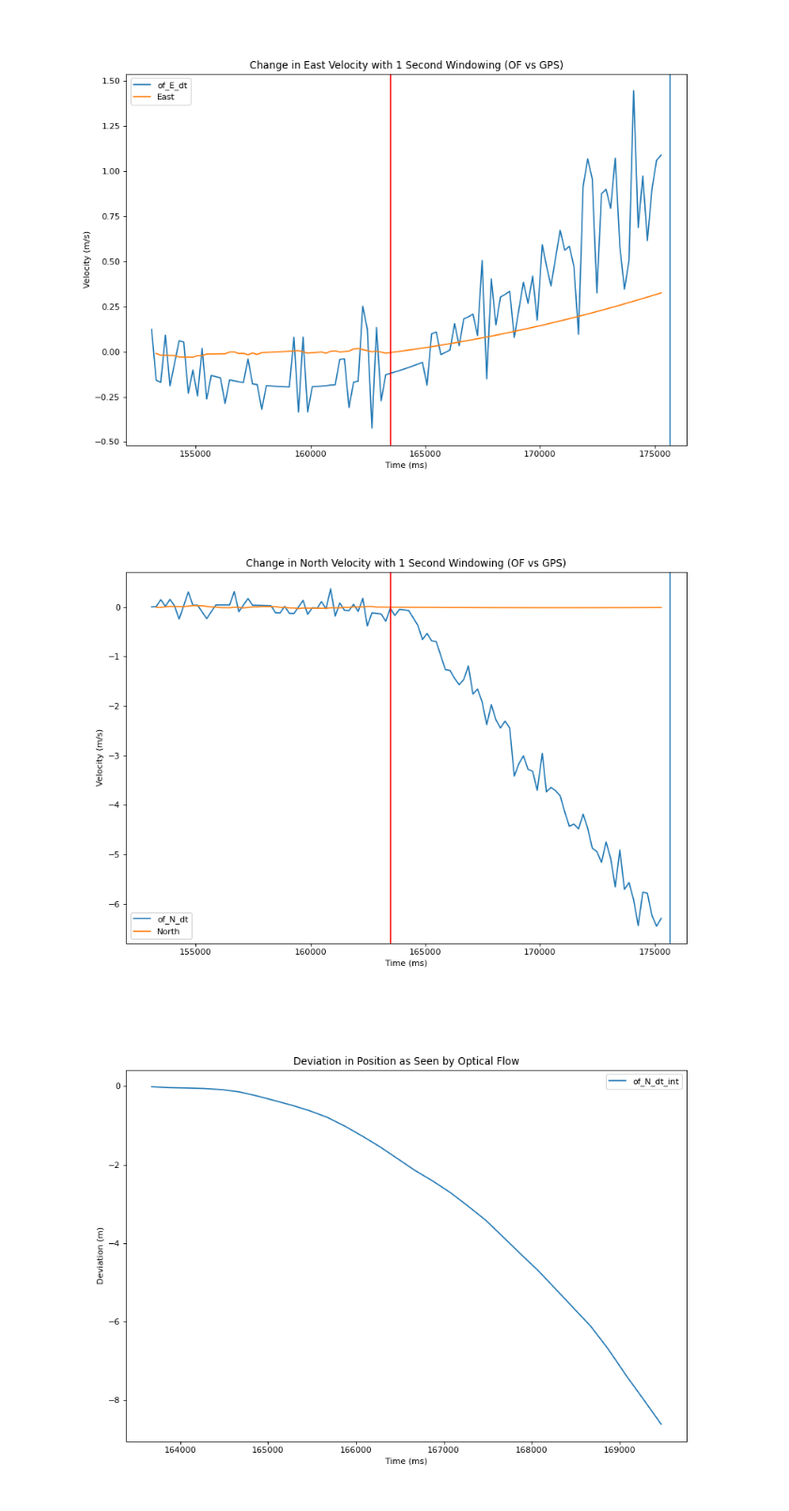
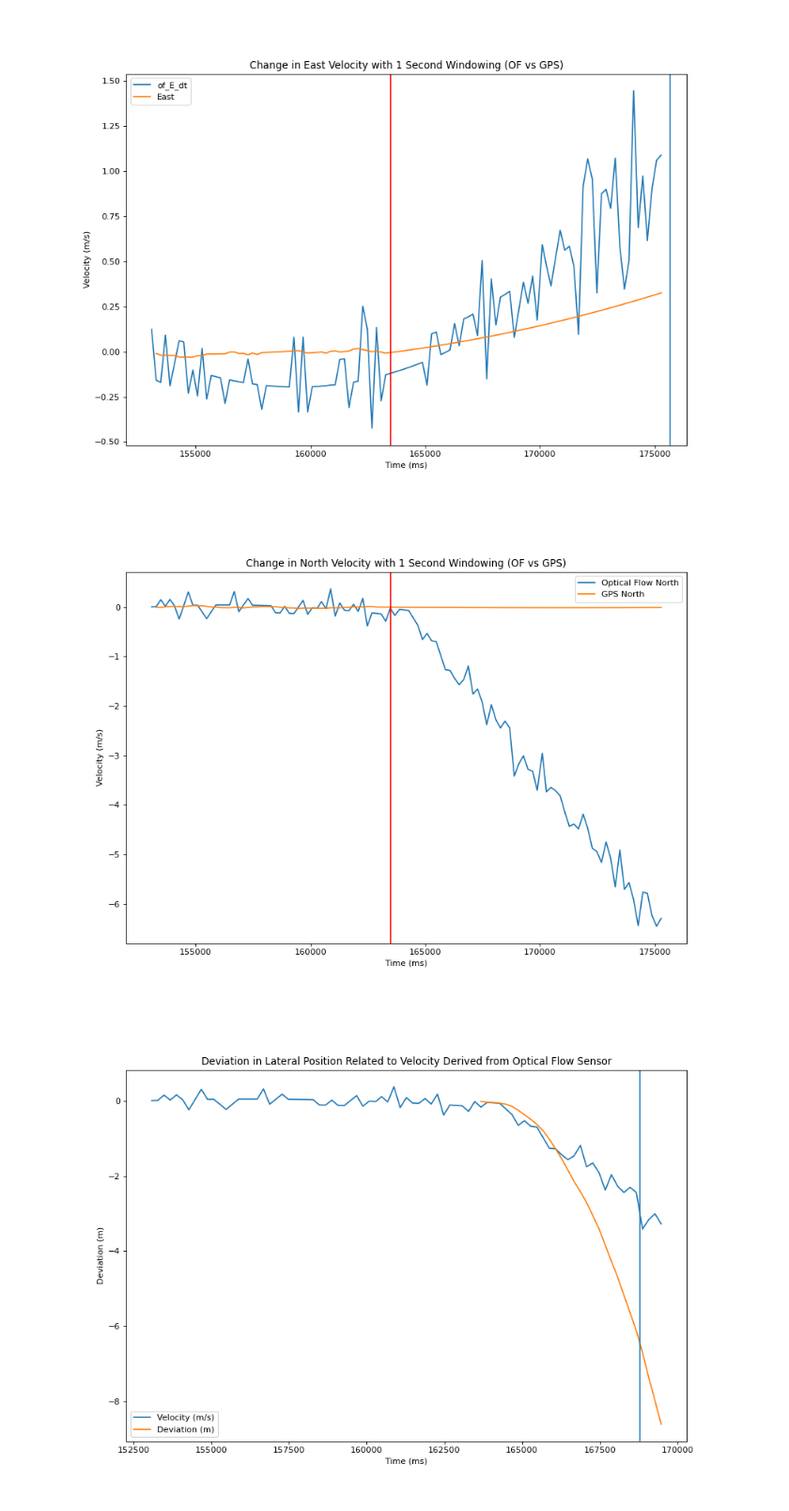
Before and after one commit to BaileySri/Practical-Software-Defense-for-GPS-Spoofing-on-a-Hobby-UAV-Offline, a Jupyter notebook: notebooks/0.4-bks-attack-idle-gps.ipynb, the cells around one changed output. Shown at 94% size. Drawn from its saved outputs; the diff is of its cells as text; code cells hidden in the pictures.

```diff
--- a/notebooks/0.4-bks-attack-idle.ipynb
+++ b/notebooks/0.4-bks-attack-idle-gps.ipynb
@@ -213,13 +213,12 @@ simple_time_plot([gpsMS.gpsMS[:end_index],gpsMS.gpsMS[1:end_index]],
 [figure]
 # %%
 simple_time_plot([gpsMS.gpsMS[:end_index],gpsMS.gpsMS[1:end_index]],
-                 [of_gps_N[:end_index], gps_N[1:end_index]],
+                 [of_gps_N[:end_index].rename("Optical Flow North"), gps_N[1:end_index].rename("GPS North")],
                 title = "Change in North Velocity with " + str(window) + " Second Windowing (OF vs GPS)",
                 units = ["ms","Velocity (m/s)"],
-                atk = atk/1000,
-                lines=[175675])
+                atk = atk/1000)
 # %% [output]
-[figure, old version]
+[figure, new version]
 # %%
 from confirmation.process import trap_integrate
 start_index = gpsMS.gpsMS[gpsMS.gpsMS < atk/1000][-1:].index[0]
@@ -227,9 +226,10 @@ end_index = gpsMS.gpsMS[gpsMS.gpsMS < 169700][-1:].index[0]
 
 of_deviation = trap_integrate(gpsMS.gpsMS[start_index:end_index].reset_index(drop=True)/1000, of_gps_N[start_index:end_index].reset_index(drop=True))
 # %%
-simple_time_plot(gpsMS.gpsMS[start_index+1:end_index],
-                 of_deviation.cumsum(),
+simple_time_plot([gpsMS.gpsMS[:end_index], gpsMS.gpsMS[start_index+1:end_index]],
+                 [of_gps_N[:end_index].rename("Velocity (m/s)"), of_deviation.cumsum().rename("Deviation (m)")],
                  units=["ms", "Deviation (m)"],
-                 title="Deviation in Position as Seen by Optical Flow")
+                 title="Deviation in Lateral Position Related to Velocity Derived from Optical Flow Sensor",
+                 lines=[168800])
 # %% [output]
-[figure, old version]
+[figure, new version]
```
Also changed, not shown: 6 other files.
